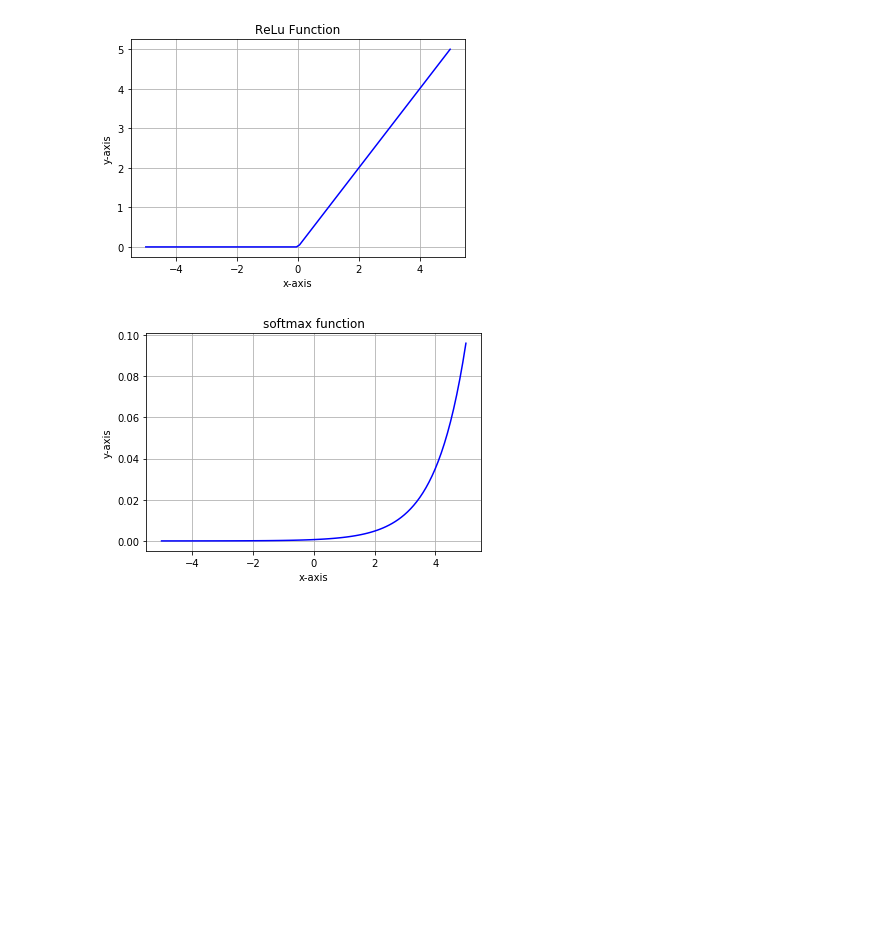
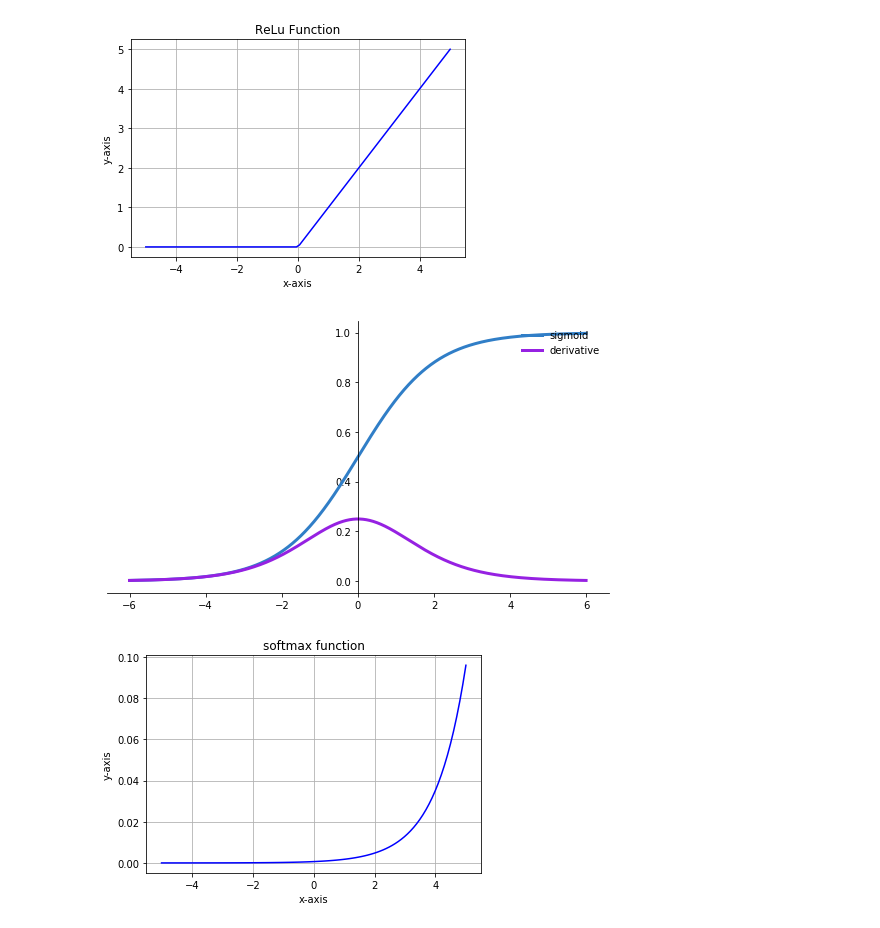
Before and after one commit to abukar10/machine-deeplearning, a Jupyter notebook: Activation_Functions.ipynb, the cells around one changed output. Cells and saved outputs as stored; diff of their text form; code cells hidden in the pictures; blank space fills up the shorter version.

```diff
--- a/Activation_Functions.ipynb
+++ b/Activation_Functions.ipynb
@@ -42,6 +42,33 @@ the ReLU Function
 
  max(0,x)
 [figure]
+# %%
+import matplotlib.pyplot as plt
+import numpy as np
+
+def sigmoid(x):
+    return 1./(1+np.e**(-x))
+
+# Calculate plot points
+x = np.arange(-6., 6., 0.01)
+y = sigmoid(x)
+dx = y*(1-y)
+
+# Setup centered axes
+fig, ax = plt.subplots(figsize=(9, 5))
+ax.spines['left'].set_position('center')
+ax.spines['right'].set_color('none')
+ax.spines['top'].set_color('none')
+ax.xaxis.set_ticks_position('bottom')
+ax.yaxis.set_ticks_position('left')
+
+# Create and show plot
+ax.plot(x,y, color="#307EC7", linewidth=3, label="sigmoid")
+ax.plot(x,dx, color="#9621E2", linewidth=3, label="derivative")
+ax.legend(loc="upper right", frameon=False)
+fig.show()
+# %% [output]
+[figure, added]
 # %%
 import numpy as np
 import matplotlib.pyplot as plt
```
Also changed, not shown: parts of 1 cell of this notebook.
